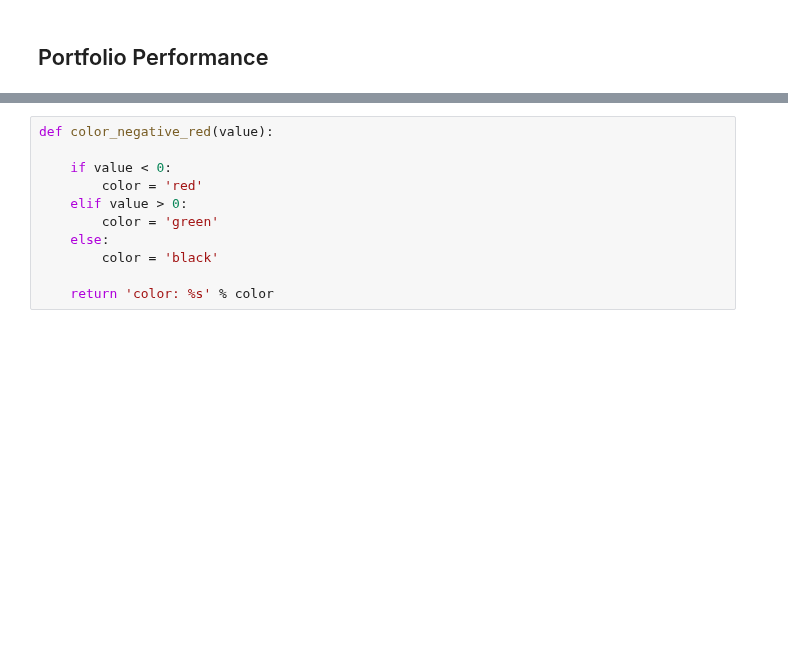
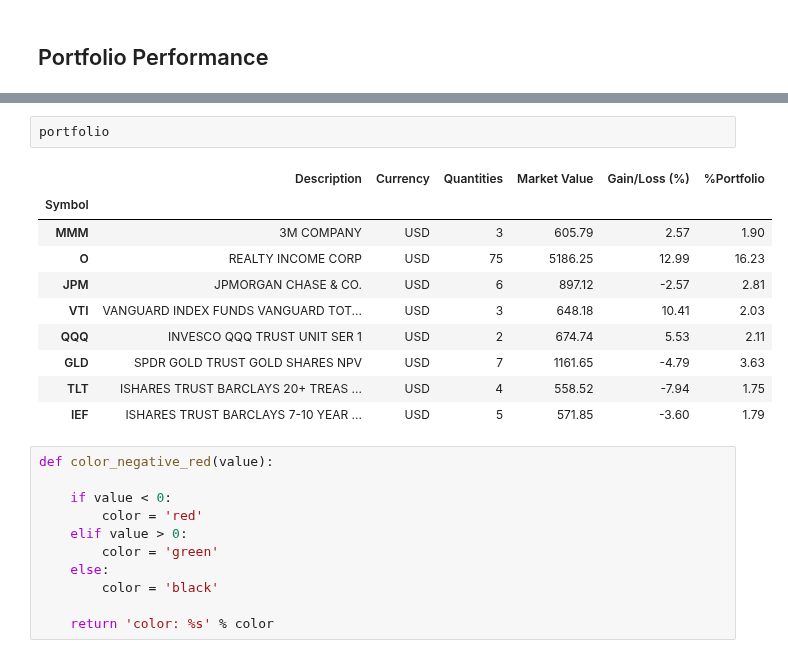
Before and after one commit to eshinhw/quant-portfolio-visualizer, a Jupyter notebook: Questrade Portfolio Manager.ipynb, the cells around one changed output, grey strips where cells are left out. Cells and saved outputs as stored; diff of their text form; blank space fills up the shorter version.

```diff
--- a/Questrade Portfolio Manager.ipynb
+++ b/Questrade Portfolio Manager.ipynb
@@ -250,3 +250,16 @@ performance_df
+# %%
+portfolio
+# %% [output]
+|  | Description | Currency | Quantities | Market Value | Gain/Loss (%) | %Portfolio |
+| Symbol |  |  |  |  |  |  |
+| MMM | 3M COMPANY | USD | 3 | 605.79 | 2.57 | 1.90 |
+| O | REALTY INCOME CORP | USD | 75 | 5186.25 | 12.99 | 16.23 |
+| JPM | JPMORGAN CHASE & CO. | USD | 6 | 897.12 | -2.57 | 2.81 |
+| VTI | VANGUARD INDEX FUNDS VANGUARD TOT... | USD | 3 | 648.18 | 10.41 | 2.03 |
+| QQQ | INVESCO QQQ TRUST UNIT SER 1 | USD | 2 | 674.74 | 5.53 | 2.11 |
+| GLD | SPDR GOLD TRUST GOLD SHARES NPV | USD | 7 | 1161.65 | -4.79 | 3.63 |
+| TLT | ISHARES TRUST BARCLAYS 20+ TREAS ... | USD | 4 | 558.52 | -7.94 | 1.75 |
+| IEF | ISHARES TRUST BARCLAYS 7-10 YEAR ... | USD | 5 | 571.85 | -3.60 | 1.79 |
 # %%
 def color_negative_red(value):
 
```
Also changed, not shown: parts of 12 cells of this notebook.
